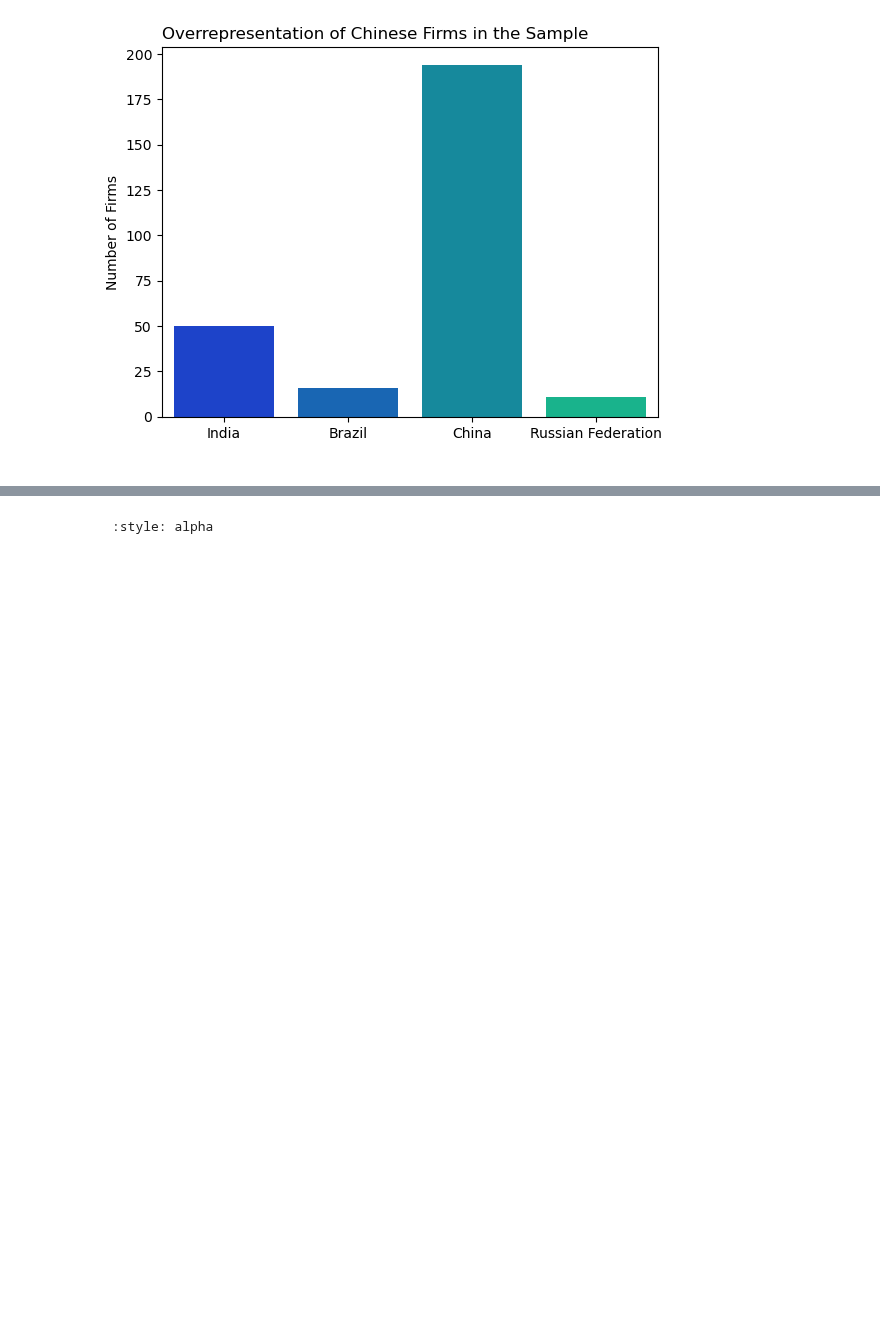
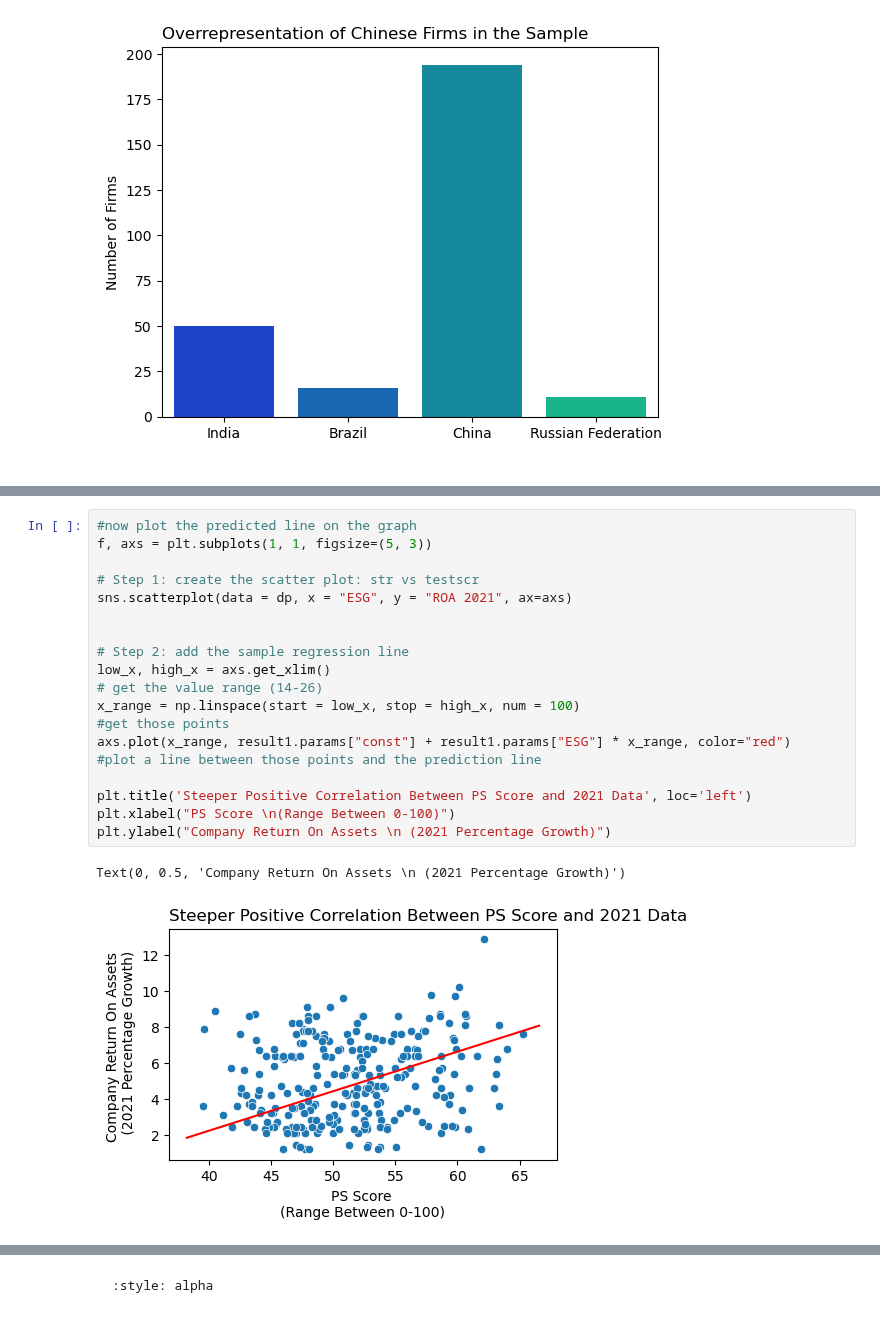
Before and after one commit to avnikadubey/as.180.369, a Jupyter notebook: contrib/avnikadubey/jupyterbook-avnikadubey/avnikadubey-paper.ipynb, the cells around one changed output, grey strips where cells are left out. Cells and saved outputs as stored; diff of their text form; blank space fills up the shorter version.

```diff
--- a/contrib/avnikadubey/jupyterbook-avnikadubey/avnikadubey-paper.ipynb
+++ b/contrib/avnikadubey/jupyterbook-avnikadubey/avnikadubey-paper.ipynb
@@ -512,2 +498,24 @@ Text(0, 0.5, 'Company Return On Assets \n 2022 Calculation')
+# %%
+#now plot the predicted line on the graph
+f, axs = plt.subplots(1, 1, figsize=(5, 3))
+
+# Step 1: create the scatter plot: str vs testscr
+sns.scatterplot(data = dp, x = "ESG", y = "ROA 2021", ax=axs)
+
+
+# Step 2: add the sample regression line
+low_x, high_x = axs.get_xlim()
+# get the value range (14-26)
+x_range = np.linspace(start = low_x, stop = high_x, num = 100)
+#get those points
+axs.plot(x_range, result1.params["const"] + result1.params["ESG"] * x_range, color="red")
+#plot a line between those points and the prediction line
+
+plt.title('Steeper Positive Correlation Between PS Score and 2021 Data', loc='left')
+plt.xlabel("PS Score \n(Range Between 0-100)")
+plt.ylabel("Company Return On Assets \n (2021 Percentage Growth)")
+# %% [output]
+Text(0, 0.5, 'Company Return On Assets \n (2021 Percentage Growth)')
+[figure, new version]
 # %% [markdown]
 #### Regression 2:
```
Also changed, not shown: parts of 46 cells of this notebook.
